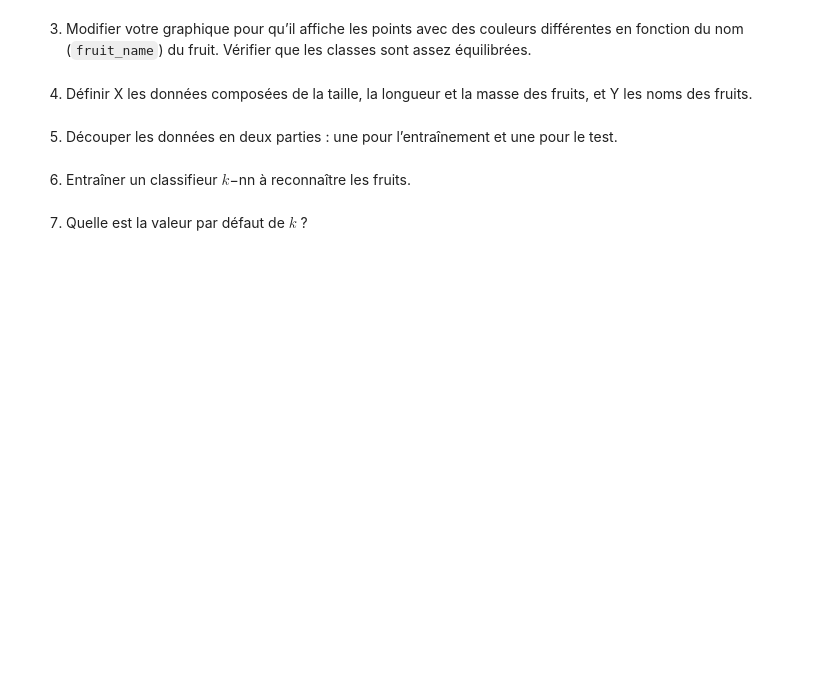
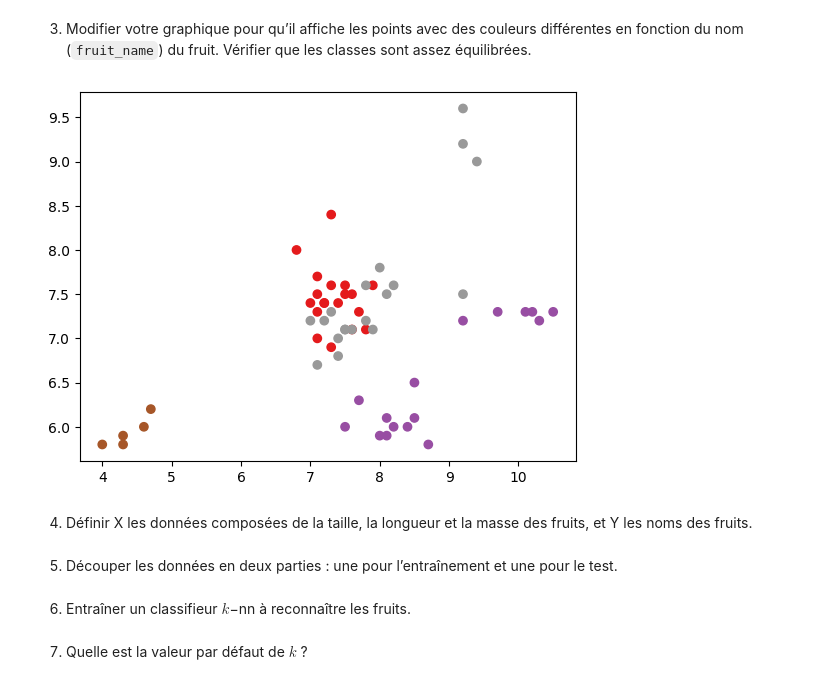
Before and after one commit to Daskans/FAC, a Jupyter notebook: M1 Info/ACID/TD4/td04_knn.ipynb.ipynb, the cells around one changed output. Cells and saved outputs as stored; diff of their text form; code cells hidden in the pictures; blank space fills up the shorter version.

```diff
--- a/M1 Info/ACID/TD4/td04_knn.ipynb.ipynb
+++ b/M1 Info/ACID/TD4/td04_knn.ipynb.ipynb
@@ -217,6 +248,14 @@ Dans cet exercice, nous allons utiliser le classifieur $k$−nn pour apprendre
 # %% [markdown]
 3. Modifier votre graphique pour qu’il affiche les points avec des couleurs différentes en fonction du
 nom (<code>fruit_name</code>) du fruit. Vérifier que les classes sont assez équilibrées.
+# %%
+from sklearn.preprocessing import LabelEncoder
+le = LabelEncoder()
+labels = le.fit_transform(data["fruit_name"])
+plt.scatter(data["height"], data["width"], c=labels, cmap="Set1")
+plt.show()
+# %% [output]
+[figure, added]
 # %% [markdown]
 4. Définir X les données composées de la taille, la longueur et la masse des fruits, et Y les noms des
 fruits.
```
Also changed, not shown: parts of 6 cells of this notebook, 1 other file.
